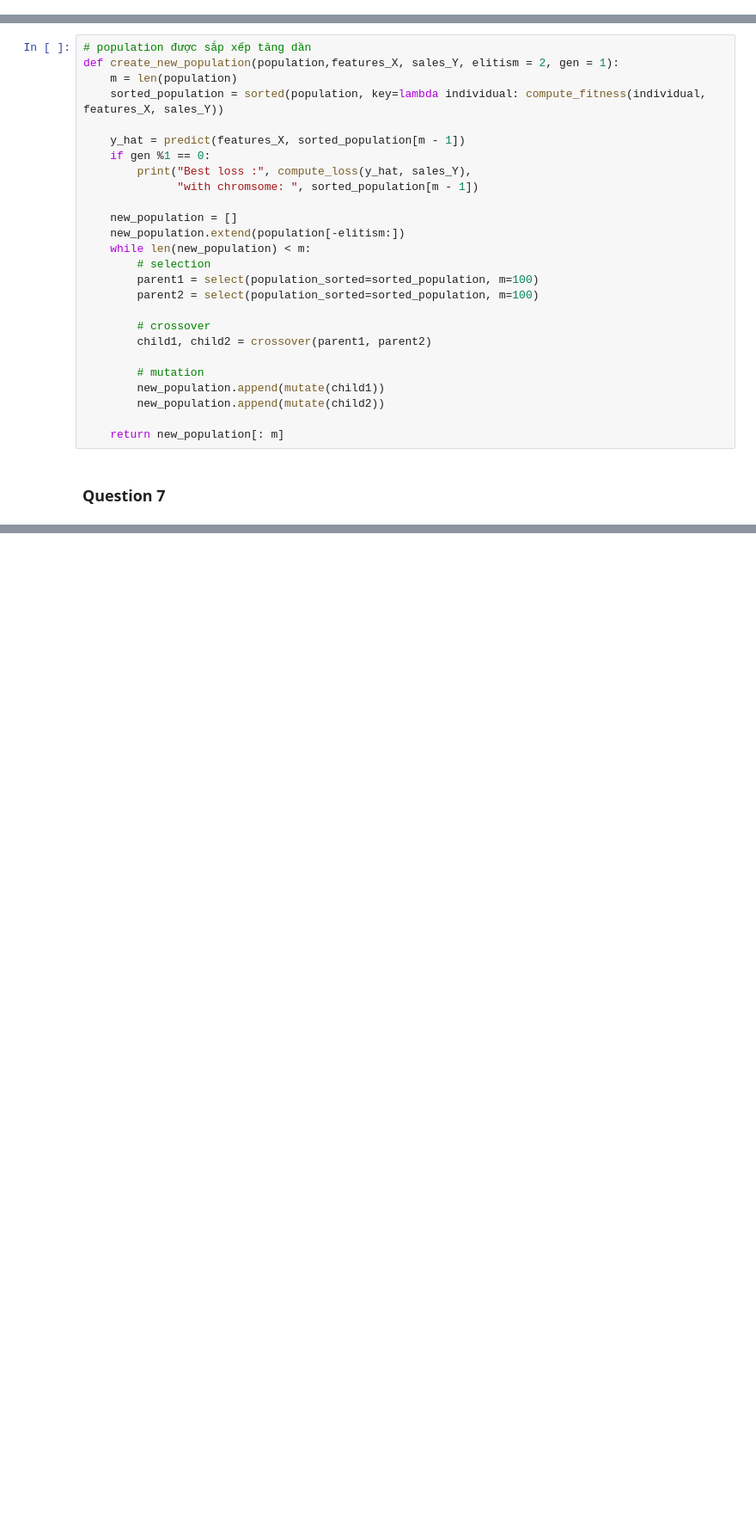
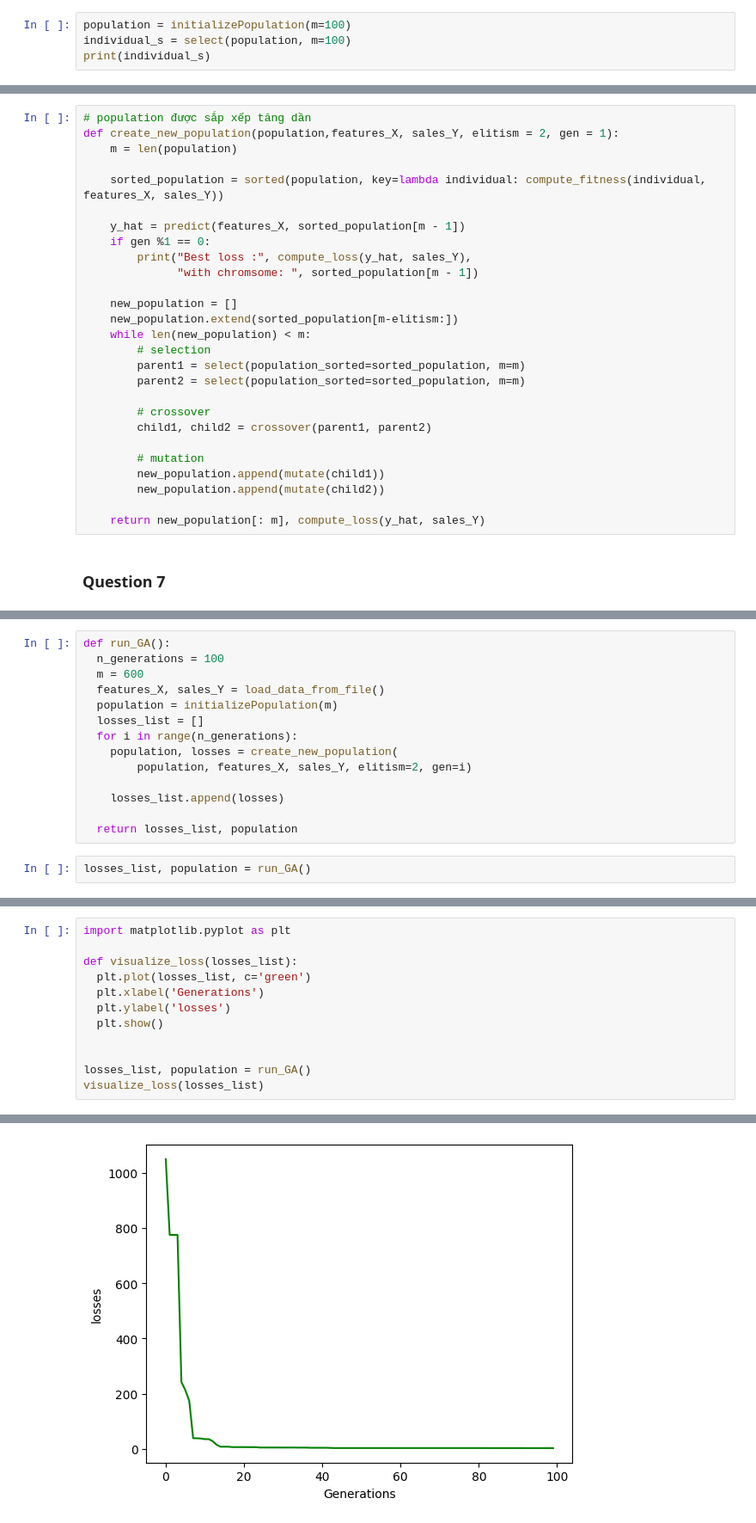
Before and after one commit to T-Sunm/AIO-Exercise, a Jupyter notebook: module4/week3/GA Algorithm.ipynb, the cells around one changed output, grey strips where cells are left out. Shown: that part at 86% size. Saved outputs shown, nothing was run; the diff lists cells and outputs as text; blank space fills up the shorter version.

```diff
--- a/module4/week3/GA Algorithm.ipynb
+++ b/module4/week3/GA Algorithm.ipynb
@@ -132,3 +137,7 @@ def select(population_sorted, m = 100):
         return population_sorted[index2]
     else:
         return population_sorted[index1]
+# %%
+population = initializePopulation(m=100)
+individual_s = select(population, m=100)
+print(individual_s)
@@ -136,6 +147,7 @@ def select(population_sorted, m = 100):
 # population được sắp xếp tăng dần
 def create_new_population(population,features_X, sales_Y, elitism = 2, gen = 1):
     m = len(population)
+
     sorted_population = sorted(population, key=lambda individual: compute_fitness(individual, features_X, sales_Y))
 
     y_hat = predict(features_X, sorted_population[m - 1])
@@ -144,11 +156,11 @@ def create_new_population(population,features_X, sales_Y, elitism = 2, gen = 1):
               "with chromsome: ", sorted_population[m - 1])
 
     new_population = []
-    new_population.extend(population[-elitism:])
+    new_population.extend(sorted_population[m-elitism:])
     while len(new_population) < m:
         # selection
-        parent1 = select(population_sorted=sorted_population, m=100)
-        parent2 = select(population_sorted=sorted_population, m=100)
+        parent1 = select(population_sorted=sorted_population, m=m)
+        parent2 = select(population_sorted=sorted_population, m=m)
 
         # crossover
         child1, child2 = crossover(parent1, parent2)
@@ -157,7 +169,7 @@ def create_new_population(population,features_X, sales_Y, elitism = 2, gen = 1):
         new_population.append(mutate(child1))
         new_population.append(mutate(child2))
 
-    return new_population[: m]
+    return new_population[: m], compute_loss(y_hat, sales_Y)
 # %% [markdown]
 ### Question 7
 # %%
@@ -170,0 +185,16 @@ Best loss : 123415.05152880498 with chromsome:  [3.44, 2.57, -0.79, -2.41]
+# %%
+def run_GA():
+  n_generations = 100
+  m = 600
+  features_X, sales_Y = load_data_from_file()
+  population = initializePopulation(m)
+  losses_list = []
+  for i in range(n_generations):
+    population, losses = create_new_population(
+        population, features_X, sales_Y, elitism=2, gen=i)
+
+    losses_list.append(losses)
+
+  return losses_list, population
+# %%
+losses_list, population = run_GA()
@@ -170,0 +219,13 @@ Best loss : 123415.05152880498 with chromsome:  [3.44, 2.57, -0.79, -2.41]
+# %%
+import matplotlib.pyplot as plt
+
+def visualize_loss(losses_list):
+  plt.plot(losses_list, c='green')
+  plt.xlabel('Generations')
+  plt.ylabel('losses')
+  plt.show()
+
+
+losses_list, population = run_GA()
+visualize_loss(losses_list)
+# %% [output]
@@ -170,0 +249 @@ Best loss : 123415.05152880498 with chromsome:  [3.44, 2.57, -0.79, -2.41]
+[figure, added]
```
Also changed, not shown: parts of 12 cells of this notebook.
